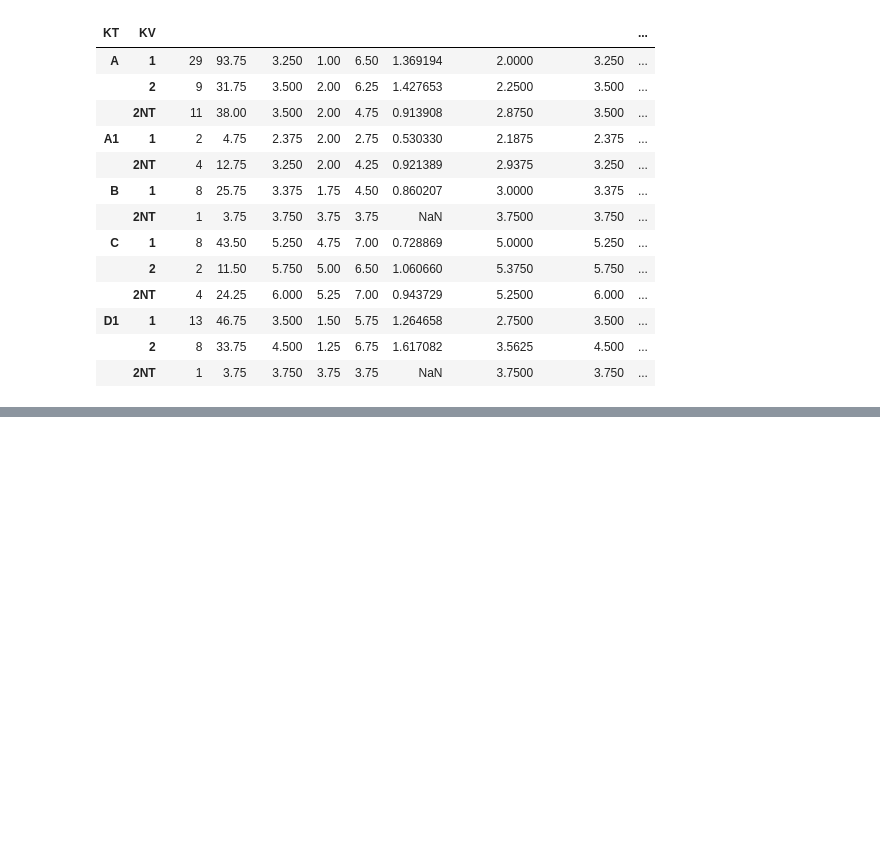
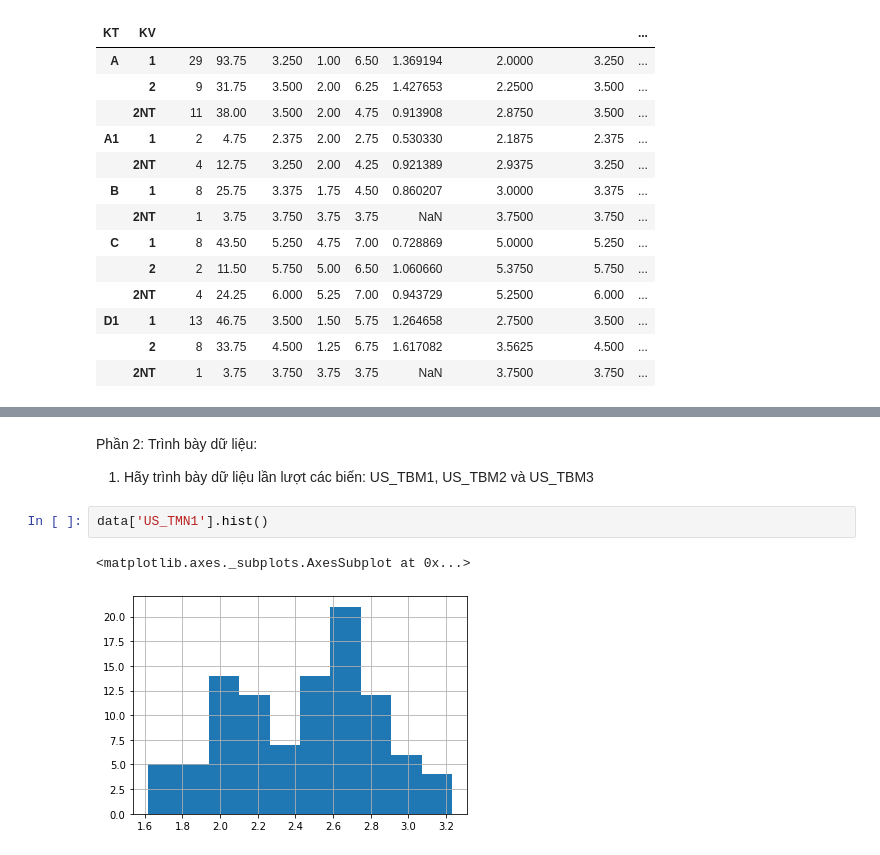
Before and after one commit to trinhvanypro1/-DataAnalystDeepLearning, a Jupyter notebook: Lab2.ipynb, the cells around one changed output, grey strips where cells are left out. Cells and saved outputs as stored; diff of their text form; blank space fills up the shorter version.

```diff
--- a/Lab2.ipynb
+++ b/Lab2.ipynb
@@ -102,0 +128,9 @@ table_KT_KV
+# %% [markdown]
+Phần 2: Trình bày dữ liệu:
+
+1. Hãy trình bày dữ liệu lần lượt các biến: US_TBM1, US_TBM2 và US_TBM3
+# %%
+data['US_TMN1'].hist()
+# %% [output]
+<matplotlib.axes._subplots.AxesSubplot at 0x...>
+[figure, added]
```
Also changed, not shown: parts of 5 cells of this notebook.
